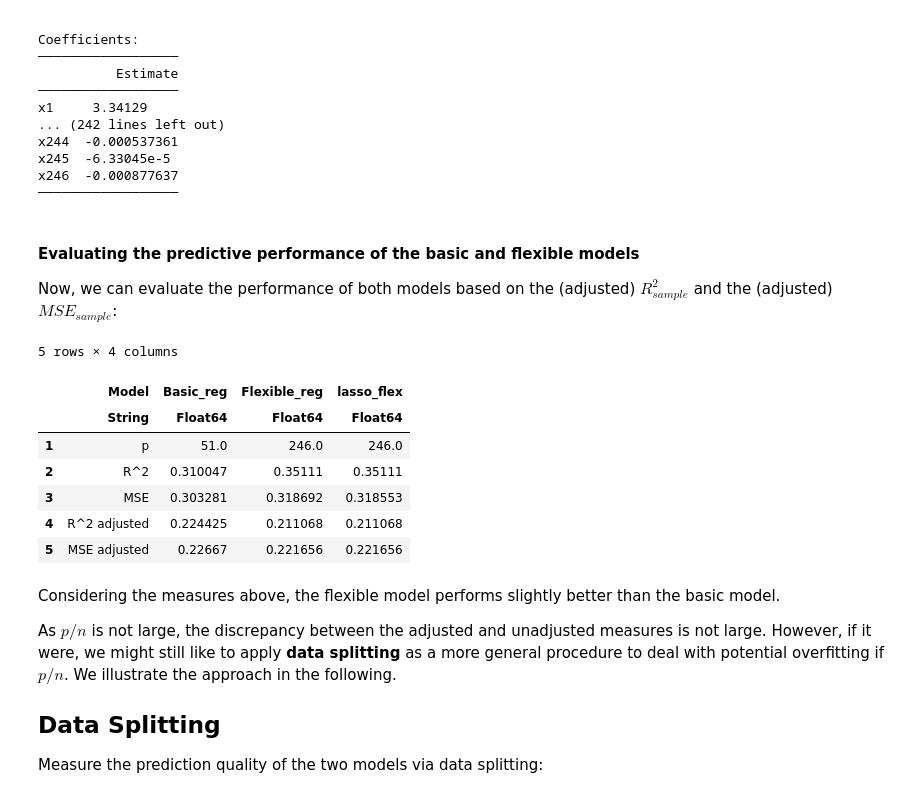
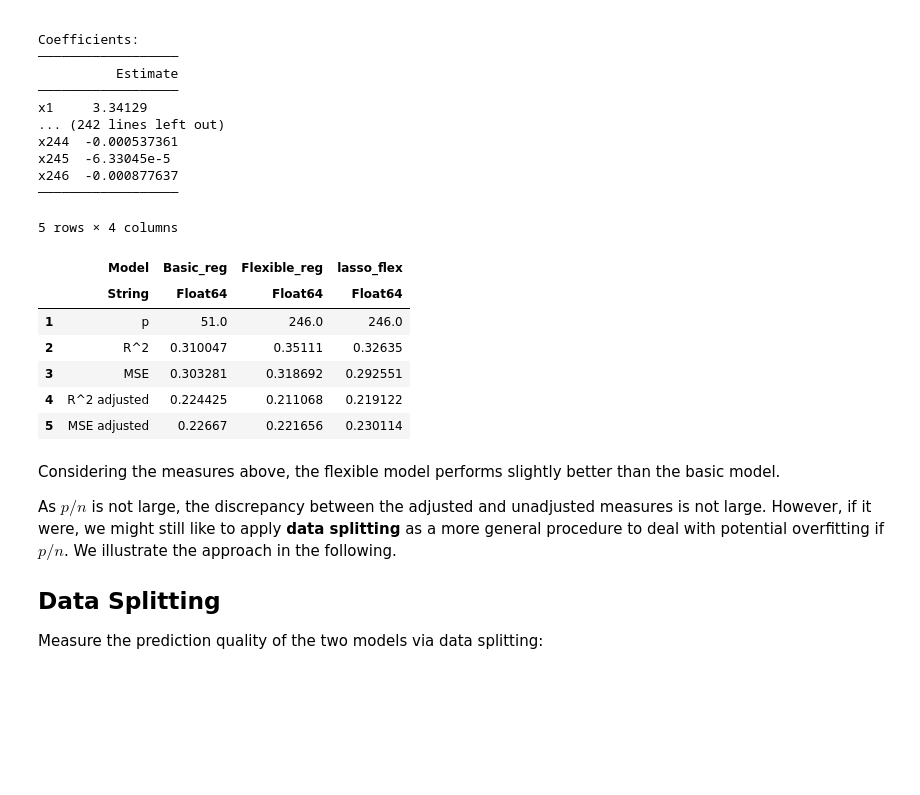
Before and after one commit to d2cml-ai/14.388_jl, a Jupyter notebook: _build/jupyter_execute/julia_notebooks/02_PM1_Notebook1_Prediction_newdata.ipynb, the cells around one changed output. Saved outputs shown, nothing was run; the diff lists cells and outputs as text; code cells hidden in the pictures; blank space fills up the shorter version.

```diff
--- a/_build/jupyter_execute/julia_notebooks/02_PM1_Notebook1_Prediction_newdata.ipynb
+++ b/_build/jupyter_execute/julia_notebooks/02_PM1_Notebook1_Prediction_newdata.ipynb
@@ -175,0 +205,43 @@ We re-estimate the flexible model using Lasso (the least absolute shrinkage and
+# %%
+n_data = size(data)[1]
+
+function ref_bsc(model, lasso = false, n = n_data)
+     if lasso
+        p = length(coef(model))
+        y_hat = predict(model)
+        y_r = data.lwage
+        r_2 = 1 - sum((y_r .- y_hat).^2)  / sum((y_r .- mean(y_r)).^2)
+        adj_r2 = 1 - (1 - r_2) * ((n - 1) / (n - p - 1))
+    else
+        p = length(coef(model))
+        r_2 = r2(model)
+        adj_r2 = adjr2(model)
+    end
+
+    mse = mean(residuals(model).^2)
+    mse_adj = (n / (n - p)) * mse
+
+    ref = [p, r_2, adj_r2, mse, mse_adj]
+
+    return p, r_2, adj_r2, mse, mse_adj
+end
+
+p1, r2_1, r2_adj1, mse1, mse_adj1 = ref_bsc(basic_results);
+
+p2, r2_2, r2_adj2, mse2, mse_adj2 = ref_bsc(flex_results);
+
+pL, r2_L, r2_adjL, mseL, mse_adjL = ref_bsc(lasso_model, true);
+
+println("R-squared for the basic model: ", r2_1)
+println("Adjusted R-squared for the basic model: ", r2_adj1)
+println("R-squared for the flexible model: ", r2_2)
+println("Adjusted R-squared for the flexible model: ", r2_adj2)
+println("R-squared for the lasso with flexible model: ", r2_2)
+println("Adjusted R-squared for the lasso with flexible model: ", r2_adj2, "\n")
+
+println("MSE for the basic model: ", mse1)
+println("MSE for the basic model: ", mse_adj1)
+println("MSE for the flexible model: ", mse2)
+println("MSE for the flexible model: ", mse_adj2)
+println("MSE for the lasso with flexible model: ", mseL)
+println("MSE for the lasso with flexible model: ", mse_adjL)
@@ -198,9 +284,6 @@ x244  -0.000537361
 x245  -6.33045e-5
 x246  -0.000877637
 ──────────────────
-# %% [markdown]
-#### Evaluating the predictive performance of the basic and flexible models
-Now, we can evaluate the performance of both models based on the (adjusted) $R^2_{sample}$ and the (adjusted) $MSE_{sample}$:
 # %%
 # lasso_model, basic_results, regflex
 n_data = size(data)[1]
@@ -210,38 +293,38 @@ function ref_bsc(model, lasso = false, n = n_data)
         p = length(coef(model))
         y_hat = predict(model)
         y_r = data.lwage
         r_2 = 1 - sum((y_r .- y_hat).^2)  / sum((y_r .- mean(y_r)).^2)
         adj_r2 = 1 - (1 - r_2) * ((n - 1) / (n - p - 1))
     else
         p = length(coef(model))
         r_2 = r2(model)
         adj_r2 = adjr2(model)
     end
 
     mse = mean(residuals(model).^2)
     mse_adj = (n / (n - p)) * mse
 
     ref = [p, r_2, adj_r2, mse, mse_adj]
 
     return ref
 
 end
 
 DataFrame(
     Model = ["p", "R^2", "MSE", "R^2 adjusted", "MSE adjusted"],
     Basic_reg = ref_bsc(basic_results),
     Flexible_reg = ref_bsc(flex_results),
-    lasso_flex = ref_bsc(flex_results, true)
+    lasso_flex = ref_bsc(lasso_model, true)
 )
 # %% [output]
 5 rows × 4 columns
 |  | Model | Basic_reg | Flexible_reg | lasso_flex |
 |  | String | Float64 | Float64 | Float64 |
 | 1 | p | 51.0 | 246.0 | 246.0 |
-| 2 | R^2 | 0.310047 | 0.35111 | 0.35111 |
-| 3 | MSE | 0.303281 | 0.318692 | 0.318553 |
-| 4 | R^2 adjusted | 0.224425 | 0.211068 | 0.211068 |
-| 5 | MSE adjusted | 0.22667 | 0.221656 | 0.221656 |
+| 2 | R^2 | 0.310047 | 0.35111 | 0.32635 |
+| 3 | MSE | 0.303281 | 0.318692 | 0.292551 |
+| 4 | R^2 adjusted | 0.224425 | 0.211068 | 0.219122 |
+| 5 | MSE adjusted | 0.22667 | 0.221656 | 0.230114 |
 # %% [markdown]
 Considering the measures above, the flexible model performs slightly better than the basic model.
 
```
Also changed, not shown: parts of 5 cells of this notebook, 28 other files.
